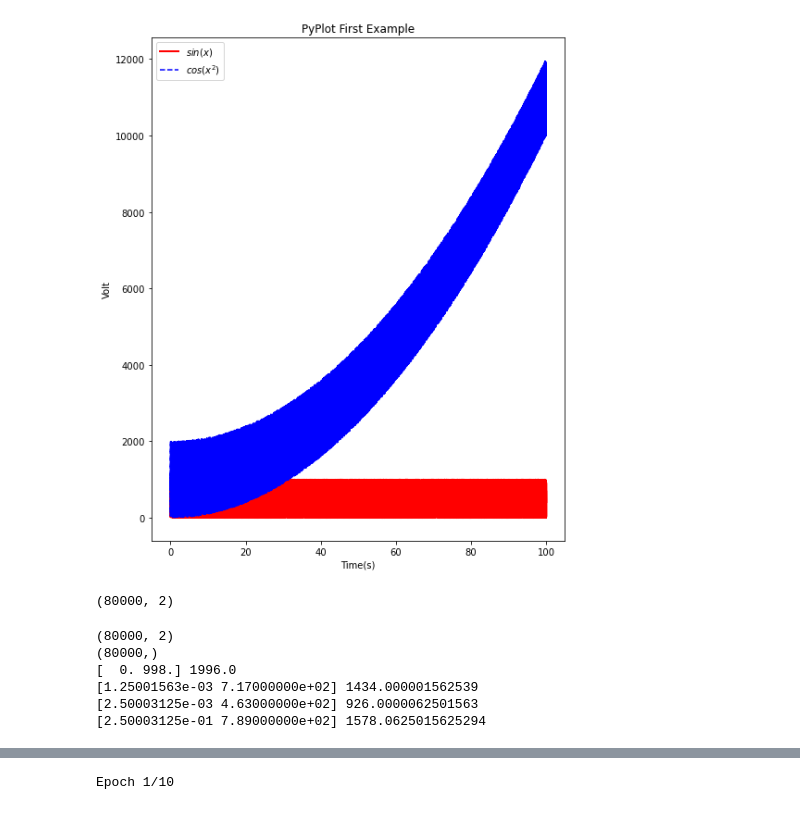
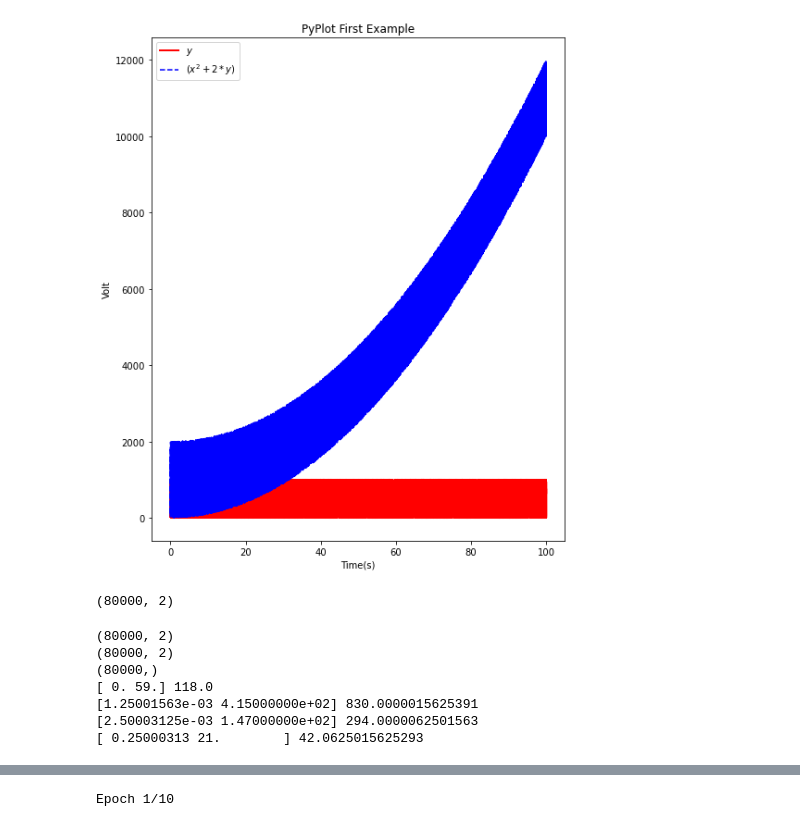
Before and after one commit to davideuler/beauty-of-math-in-deep-learning, a Jupyter notebook: function_approximation.ipynb, the cells around one changed output, grey strips where cells are left out. Cells and saved outputs as stored; diff of their text form; code cells hidden in the pictures.

```diff
--- a/function_approximation.ipynb
+++ b/function_approximation.ipynb
@@ -1,24 +1,24 @@
 # %%
 import numpy as np
 import matplotlib.pyplot as plt
 
-## 函数 z = x*x + 2*y, 生成 2000 个样本， x是从 0-100 之间均匀分布的2000个数字，y是<1000的2000个数字 ；
+## 函数 z = x*x + 2*y, 生成 80000 个样本， x是从 0-100 之间均匀分布的8000个数字，y是<1000的80000个数字 ；
 total = 80000
 x = np.linspace(0, 100, total)
 y = np.random.randint(1000,size=total)
 z = x**2 + 2*y
 
 plt.figure(figsize=(8,10))
-plt.plot(x,y,label="$sin(x)$",color="red",linewidth=2)
-plt.plot(x,z,"b--",label="$cos(x^2)$")
+plt.plot(x,y,label="$y$",color="red",linewidth=2)
+plt.plot(x,z,"b--",label="$(x^2+2*y)$")
 plt.xlabel("Time(s)")
 plt.ylabel("Volt")
 plt.title("PyPlot First Example")
 #plt.ylim(0, 15000)
 plt.legend()
 plt.show()
 # %% [output]
-[figure, old version]
+[figure, new version]
 # %%
 import numpy as np
 import matplotlib.pyplot as plt
@@ -37,6 +34,12 @@ print(input.shape)
 # %% [output]
 (80000, 2)
 # %%
+import numpy as np
+import matplotlib.pyplot as plt
+
+input = np.zeros([total,2])
+print(input.shape)
+
 output = np.zeros(total)
 
 for i in range(total):
@@ -50,12 +53,13 @@ print(input[1], output[1])
 print(input[2], output[2])
 print(input[200], output[200])
 # %% [output]
+(80000, 2)
 (80000, 2)
 (80000,)
-[  0. 998.] 1996.0
-[1.25001563e-03 7.17000000e+02] 1434.000001562539
-[2.50003125e-03 4.63000000e+02] 926.0000062501563
-[2.50003125e-01 7.89000000e+02] 1578.0625015625294
+[ 0. 59.] 118.0
+[1.25001563e-03 4.15000000e+02] 830.0000015625391
+[2.50003125e-03 1.47000000e+02] 294.0000062501563
+[ 0.25000313 21.        ] 42.0625015625293
 # %%
 import tensorflow as tf
 (x_train, y_train) = (input,output)
```
Also changed, not shown: parts of 11 cells of this notebook.
